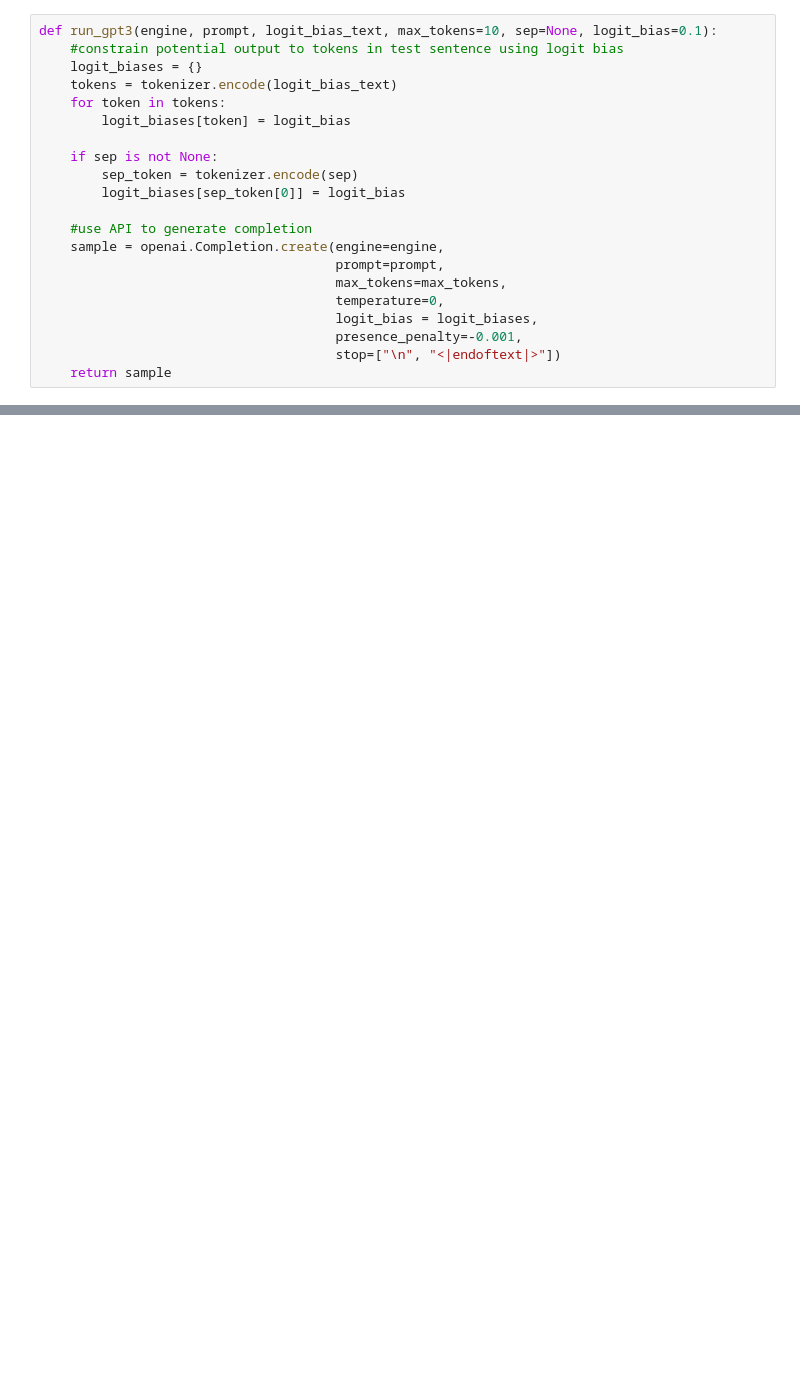
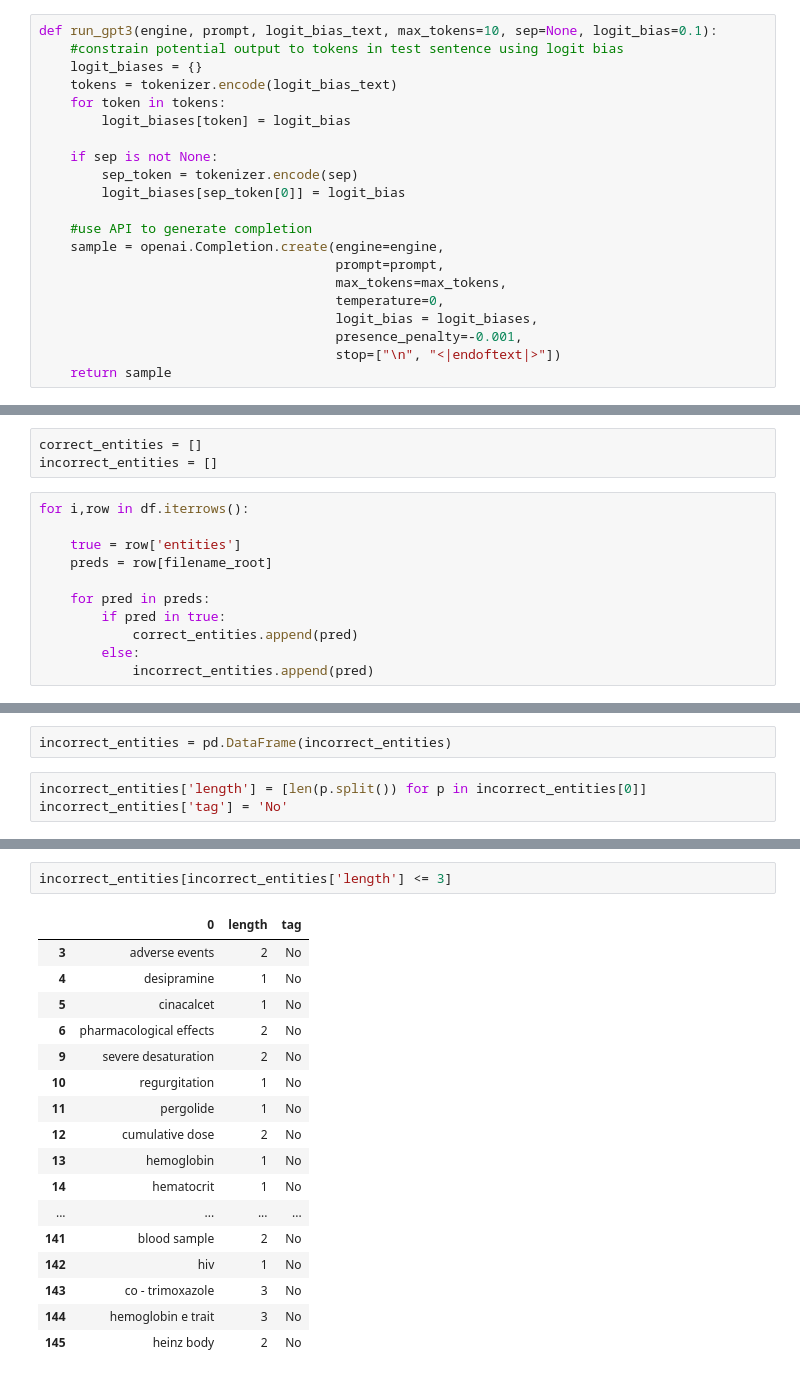
Before and after one commit to nickmcneal/biomedical-information-extraction, a Jupyter notebook: src/GPT-3 Running.ipynb, the cells around one changed output, grey strips where cells are left out. Cells and saved outputs as stored; diff of their text form; blank space fills up the shorter version.

```diff
--- a/src/GPT-3 Running.ipynb
+++ b/src/GPT-3 Running.ipynb
@@ -179,0 +330,14 @@ preds_filename
+# %%
+correct_entities = []
+incorrect_entities = []
+# %%
+for i,row in df.iterrows():
+
+    true = row['entities']
+    preds = row[filename_root]
+
+    for pred in preds:
+        if pred in true:
+            correct_entities.append(pred)
+        else:
+            incorrect_entities.append(pred)
@@ -179,0 +367,5 @@ preds_filename
+# %%
+incorrect_entities = pd.DataFrame(incorrect_entities)
+# %%
+incorrect_entities['length'] = [len(p.split()) for p in incorrect_entities[0]]
+incorrect_entities['tag'] = 'No'
@@ -179,0 +384,20 @@ preds_filename
+# %%
+incorrect_entities[incorrect_entities['length'] <= 3]
+# %% [output]
+|  | 0 | length | tag |
+| 3 | adverse events | 2 | No |
+| 4 | desipramine | 1 | No |
+| 5 | cinacalcet | 1 | No |
+| 6 | pharmacological effects | 2 | No |
+| 9 | severe desaturation | 2 | No |
+| 10 | regurgitation | 1 | No |
+| 11 | pergolide | 1 | No |
+| 12 | cumulative dose | 2 | No |
+| 13 | hemoglobin | 1 | No |
+| 14 | hematocrit | 1 | No |
+| ... | ... | ... | ... |
+| 141 | blood sample | 2 | No |
+| 142 | hiv | 1 | No |
+| 143 | co - trimoxazole | 3 | No |
+| 144 | hemoglobin e trait | 3 | No |
+| 145 | heinz body | 2 | No |
```
Also changed, not shown: parts of 33 cells of this notebook, 7 other files.
